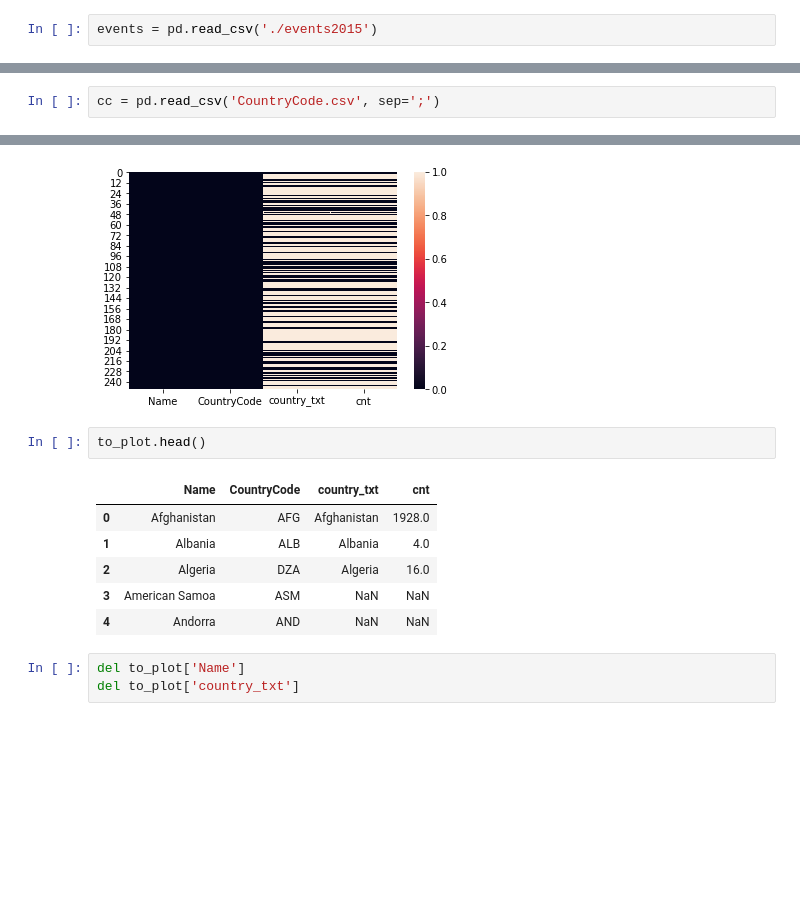
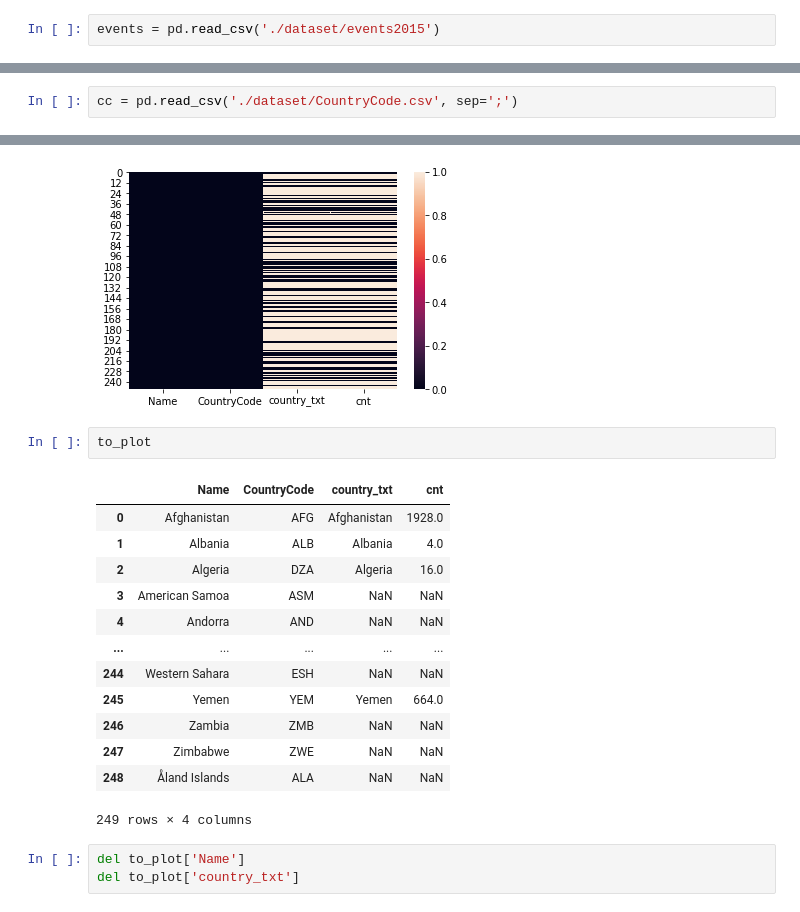
Before and after one commit to AndreaCurtoni/TerrorismDSBA, a Jupyter notebook: starting_analysis/GeoData.ipynb, the cells around one changed output, grey strips where cells are left out. Saved outputs shown, nothing was run; the diff lists cells and outputs as text; blank space fills up the shorter version.

Commit message:
dataset 1st hyp ended

```diff
--- a/starting_analysis/GeoData.ipynb
+++ b/starting_analysis/GeoData.ipynb
@@ -4,7 +4,7 @@ import numpy as np
 import seaborn as sns
 import matplotlib.pyplot as plt
 # %%
-events = pd.read_csv('./events2015')
+events = pd.read_csv('./dataset/events2015')
 # %%
 del events['iyear']
 # %%
@@ -21,7 +21,7 @@ events.shape[0]
 # %% [output]
 99
 # %%
-cc = pd.read_csv('CountryCode.csv', sep=';')
+cc = pd.read_csv('./dataset/CountryCode.csv', sep=';')
 # %%
 cc.head()
 # %% [output]
@@ -53,14 +53,21 @@ heatmap(to_plot.isnull())
 <matplotlib.axes._subplots.AxesSubplot at 0x...>
 [figure]
 # %%
-to_plot.head()
+to_plot
 # %% [output]
 |  | Name | CountryCode | country_txt | cnt |
 | 0 | Afghanistan | AFG | Afghanistan | 1928.0 |
 | 1 | Albania | ALB | Albania | 4.0 |
 | 2 | Algeria | DZA | Algeria | 16.0 |
 | 3 | American Samoa | ASM | NaN | NaN |
 | 4 | Andorra | AND | NaN | NaN |
+| ... | ... | ... | ... | ... |
+| 244 | Western Sahara | ESH | NaN | NaN |
+| 245 | Yemen | YEM | Yemen | 664.0 |
+| 246 | Zambia | ZMB | NaN | NaN |
+| 247 | Zimbabwe | ZWE | NaN | NaN |
+| 248 | Åland Islands | ALA | NaN | NaN |
+249 rows × 4 columns
 # %%
 del to_plot['Name']
 del to_plot['country_txt']
```
Also changed, not shown: parts of 2 cells of this notebook, 8 other files.
